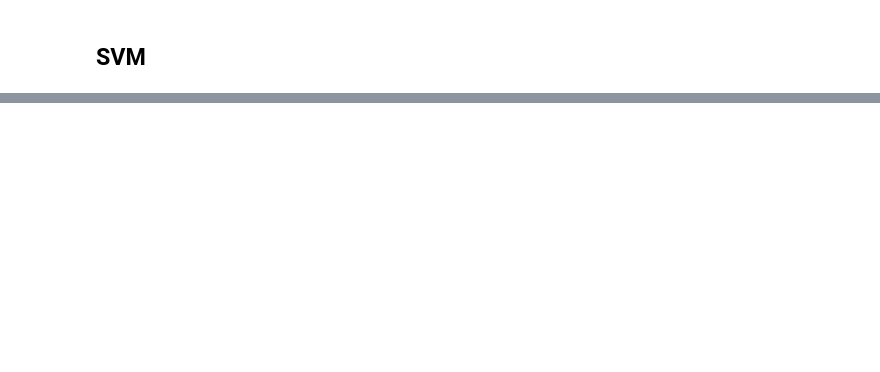
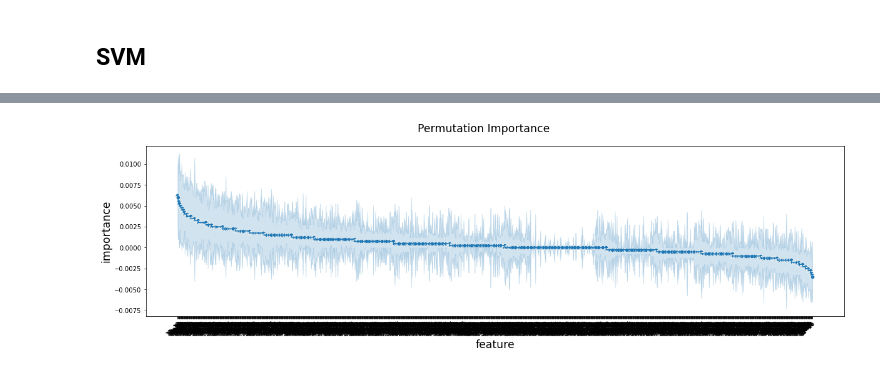
Before and after one commit to sycomix/SuggNet, a Jupyter notebook: notebooks/classification/4 FC Classification.ipynb, the cells around one changed output, grey strips where cells are left out. Cells and saved outputs as stored; diff of their text form; code cells hidden in the pictures; blank space fills up the shorter version.

```diff
--- a/notebooks/classification/4 FC Classification.ipynb
+++ b/notebooks/classification/4 FC Classification.ipynb
@@ -48,0 +304,19 @@ scores.mean()
+# %%
+imp_df = pd.DataFrame(np.hstack(importances), index=X.columns)
+imp_df.reset_index(inplace=True)
+imp_df = imp_df.melt(id_vars=['index'])
+imp_df.rename(columns={'index': 'feature', 'value': 'importance', 'variable': 'repetition'}, inplace=True)
+imp_df['mean_importance'] = imp_df.groupby('feature')['importance'].transform('mean')
+imp_df.sort_values(by='mean_importance', ascending=False, inplace=True)
+
+fig, ax = plt.subplots(figsize=(20, 5))
+# sns.barplot(x='importance', y='feature', data=imp_df, orient='h', ax=ax, )
+sns.lineplot(x='feature', y='importance', data=imp_df, ax=ax, ci=95)
+sns.scatterplot(x='feature', y='mean_importance', data=imp_df, ax=ax)
+plt.xticks(rotation=45, fontsize='small', rotation_mode='anchor', ha='right')
+plt.xlabel('feature', fontsize='xx-large')
+plt.ylabel('importance', fontsize='xx-large')
+plt.suptitle('Permutation Importance', fontsize='xx-large')
+plt.show()
+# %% [output]
+[figure, added]
```
Also changed, not shown: parts of 17 cells of this notebook.
